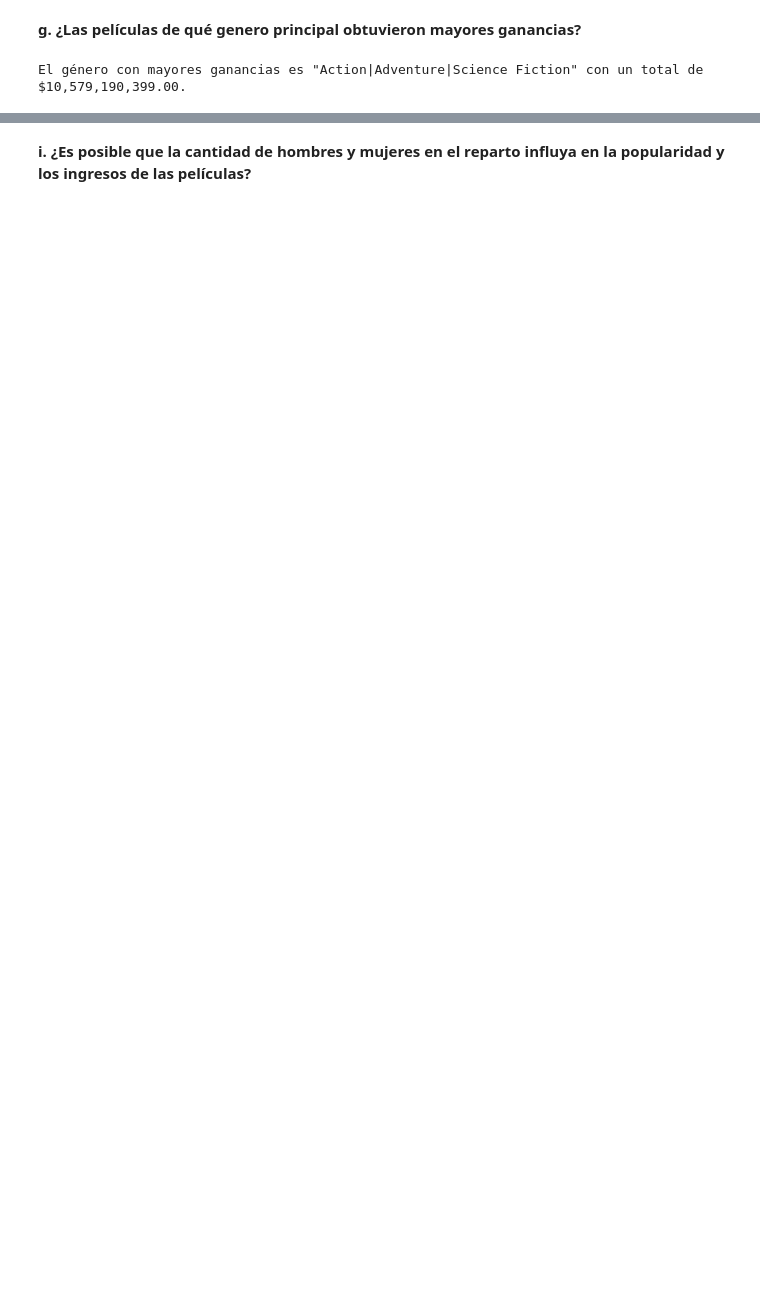
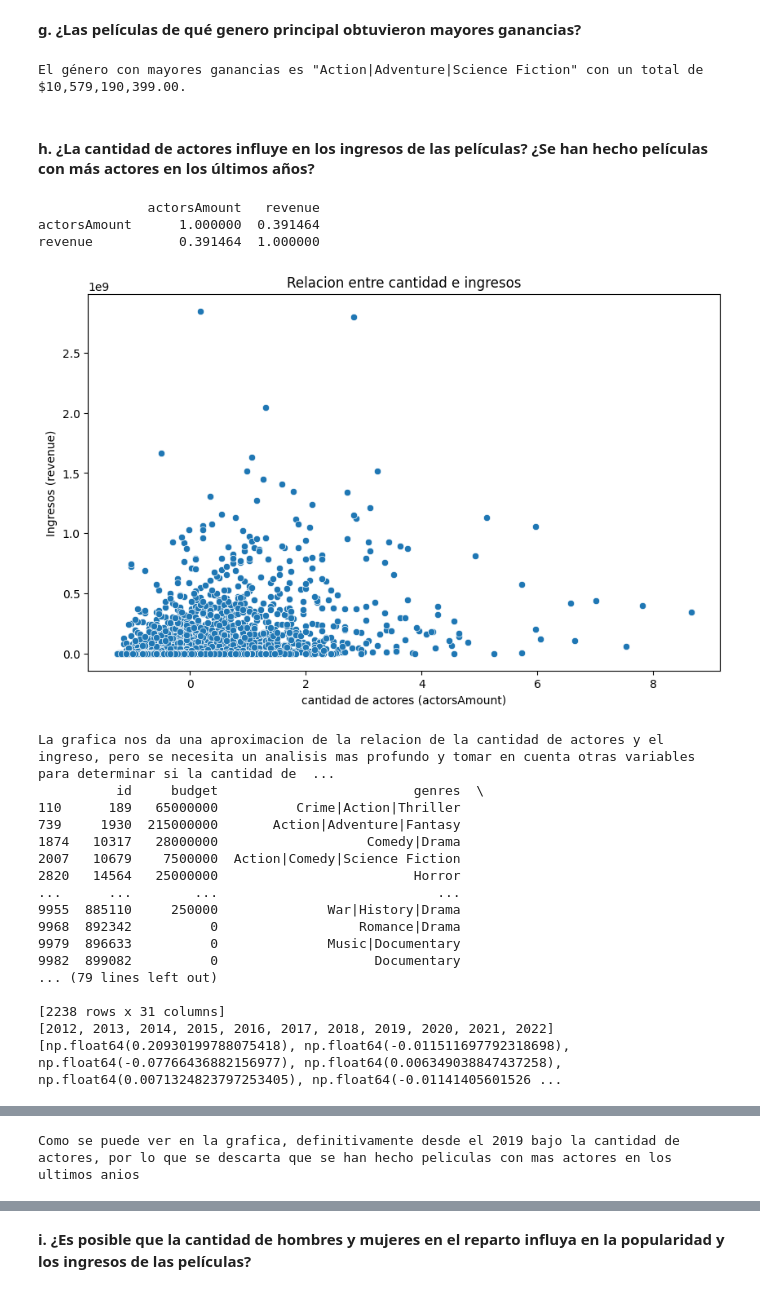
Before and after one commit to angelargd8/HDT01-MDD, a Jupyter notebook: main.ipynb, the cells around one changed output, grey strips where cells are left out. Cells and saved outputs as stored; diff of their text form; code cells hidden in the pictures; blank space fills up the shorter version.

```diff
--- a/main.ipynb
+++ b/main.ipynb
@@ -485,0 +520,6 @@ print(top10[['title', 'budget']])
+# %%
+#--------------------------------------------
+# b. ¿Cuáles son las 10 películas que más ingresos tuvieron?
+ingresos = df.sort_values(by='revenue', ascending=False)
+print('\nTop 10 películas con mas ingresos: ')
+print(ingresos[['title', 'revenue']].head(10))
@@ -537,3 +657,72 @@ top_profit = genre_profits.max()
 print(f'El género con mayores ganancias es "{top_genre}" con un total de ${top_profit:,.2f}.')
 # %% [output]
 El género con mayores ganancias es "Action|Adventure|Science Fiction" con un total de $10,579,190,399.00.
+# %% [markdown]
+#### h. ¿La cantidad de actores influye en los ingresos de las películas? ¿Se han hecho películas con más actores en los últimos años?
+# %%
+'''h.
+¿La cantidad de actores influye en los ingresos de las películas?
+¿Se han hecho películas con más actores en los últimos años?
+'''
+#cantidad de actores influye en los ingresos de las películas
+#correlacion de
+correlacion_actores_ingresos = df[['actorsAmount', 'revenue']].corr()
+print(correlacion_actores_ingresos)
+
+plt.figure(figsize=(10, 6))
+sns.scatterplot(x='actorsAmount', y='revenue', data=df)
+plt.xlabel('cantidad de actores (actorsAmount)')
+plt.ylabel('Ingresos (revenue)')
+plt.title('Relacion entre cantidad e ingresos')
+plt.show()
+print('La grafica nos da una aproximacion de la relacion de la cantidad de actores y el ingreso, pero se necesita un analisis mas profundo y tomar en cuenta otras variables para determinar si la cantidad de actores influye en los ingresos de las peliculas')
+
+
+#anio mas reciente
+anio_mas_reciente = df['releaseDate'].dt.year.max()
+#filtrar los ultimos 10 a;os porque son los mas recientes
+peliculas_5_ultimos_anios = df[df['releaseDate'].dt.year >= anio_mas_reciente - 10]
+
+print(peliculas_5_ultimos_anios)
+
+anios = []
+cantidad_actores_anio = []
+for anio, grupo in peliculas_5_ultimos_anios.groupby(peliculas_5_ultimos_anios['releaseDate'].dt.year):
+    # print(anio)
+    # print(grupo)
+    #canidad de actores por a;o
+    cantidad_actores = grupo['actorsAmount'] # grupo['castWomenAmount'] + grupo['castMenAmount']
+    anios.append(anio)
+    cantidad_actores_anio.append(cantidad_actores.mean())
+    #print("Año:" + str(anio)+ " Cantidad de actores: " + str(sum(cantidad_actores)))
+print(anios)
+print(cantidad_actores_anio)
+
+#grafica
+plt.figure(figsize=(10, 6))
+plt.plot(anios, cantidad_actores_anio, marker='o')
+plt.title('Cantidad de actores en las peliculas por año')
+plt.show()
+print("Como se puede ver en la grafica, definitivamente desde el 2019 bajo la cantidad de actores, por lo que se descarta que se han hecho peliculas con mas actores en los ultimos anios")
+# %% [output]
+              actorsAmount   revenue
+actorsAmount      1.000000  0.391464
+revenue           0.391464  1.000000
+[figure, added]
+La grafica nos da una aproximacion de la relacion de la cantidad de actores y el ingreso, pero se necesita un analisis mas profundo y tomar en cuenta otras variables para determinar si la cantidad de  ...
+          id     budget                         genres  \
+110      189   65000000          Crime|Action|Thriller
+739     1930  215000000       Action|Adventure|Fantasy
+1874   10317   28000000                   Comedy|Drama
+2007   10679    7500000  Action|Comedy|Science Fiction
+2820   14564   25000000                         Horror
+...      ...        ...                            ...
+9955  885110     250000              War|History|Drama
+9968  892342          0                  Romance|Drama
+9979  896633          0              Music|Documentary
+9982  899082          0                    Documentary
+... (79 lines left out)
+
+[2238 rows x 31 columns]
+[2012, 2013, 2014, 2015, 2016, 2017, 2018, 2019, 2020, 2021, 2022]
+[np.float64(0.20930199788075418), np.float64(-0.011511697792318698), np.float64(-0.07766436882156977), np.float64(0.006349038847437258), np.float64(0.0071324823797253405), np.float64(-0.01141405601526 ...
@@ -539,0 +730 @@ El género con mayores ganancias es "Action|Adventure|Science Fiction" con un to
+Como se puede ver en la grafica, definitivamente desde el 2019 bajo la cantidad de actores, por lo que se descarta que se han hecho peliculas con mas actores en los ultimos anios
```
Also changed, not shown: parts of 30 cells of this notebook.
